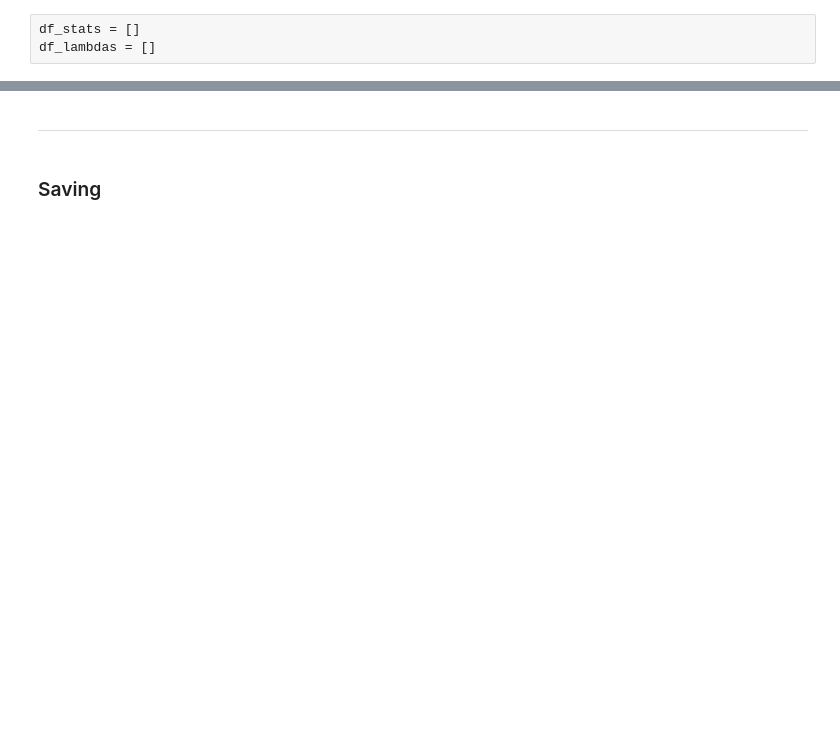
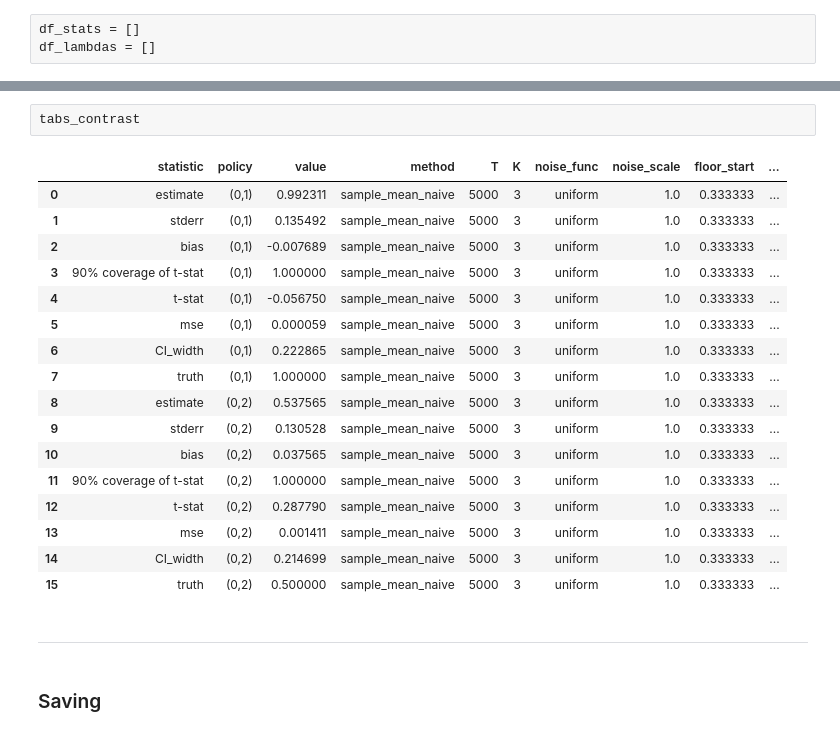
Before and after one commit to UChicago-pol-methods/adaptive-confidence-intervals, a Jupyter notebook: experiments/main/simulations.ipynb, the cells around one changed output, grey strips where cells are left out. Drawn from its saved outputs; the diff is of its cells as text; blank space fills up the shorter version.

```diff
--- a/experiments/main/simulations.ipynb
+++ b/experiments/main/simulations.ipynb
@@ -283,3 +303,23 @@ Time passed 18.6770601272583s
+# %%
+tabs_contrast
+# %% [output]
+|  | statistic | policy | value | method | T | K | noise_func | noise_scale | floor_start | ... |
+| 0 | estimate | (0,1) | 0.992311 | sample_mean_naive | 5000 | 3 | uniform | 1.0 | 0.333333 | ... |
+| 1 | stderr | (0,1) | 0.135492 | sample_mean_naive | 5000 | 3 | uniform | 1.0 | 0.333333 | ... |
+| 2 | bias | (0,1) | -0.007689 | sample_mean_naive | 5000 | 3 | uniform | 1.0 | 0.333333 | ... |
+| 3 | 90% coverage of t-stat | (0,1) | 1.000000 | sample_mean_naive | 5000 | 3 | uniform | 1.0 | 0.333333 | ... |
+| 4 | t-stat | (0,1) | -0.056750 | sample_mean_naive | 5000 | 3 | uniform | 1.0 | 0.333333 | ... |
+| 5 | mse | (0,1) | 0.000059 | sample_mean_naive | 5000 | 3 | uniform | 1.0 | 0.333333 | ... |
+| 6 | CI_width | (0,1) | 0.222865 | sample_mean_naive | 5000 | 3 | uniform | 1.0 | 0.333333 | ... |
+| 7 | truth | (0,1) | 1.000000 | sample_mean_naive | 5000 | 3 | uniform | 1.0 | 0.333333 | ... |
+| 8 | estimate | (0,2) | 0.537565 | sample_mean_naive | 5000 | 3 | uniform | 1.0 | 0.333333 | ... |
+| 9 | stderr | (0,2) | 0.130528 | sample_mean_naive | 5000 | 3 | uniform | 1.0 | 0.333333 | ... |
+| 10 | bias | (0,2) | 0.037565 | sample_mean_naive | 5000 | 3 | uniform | 1.0 | 0.333333 | ... |
+| 11 | 90% coverage of t-stat | (0,2) | 1.000000 | sample_mean_naive | 5000 | 3 | uniform | 1.0 | 0.333333 | ... |
+| 12 | t-stat | (0,2) | 0.287790 | sample_mean_naive | 5000 | 3 | uniform | 1.0 | 0.333333 | ... |
+| 13 | mse | (0,2) | 0.001411 | sample_mean_naive | 5000 | 3 | uniform | 1.0 | 0.333333 | ... |
+| 14 | CI_width | (0,2) | 0.214699 | sample_mean_naive | 5000 | 3 | uniform | 1.0 | 0.333333 | ... |
+| 15 | truth | (0,2) | 0.500000 | sample_mean_naive | 5000 | 3 | uniform | 1.0 | 0.333333 | ... |
 # %% [markdown]
 ----
 # %% [markdown]
```
Also changed, not shown: parts of 24 cells of this notebook, 1 other file.
